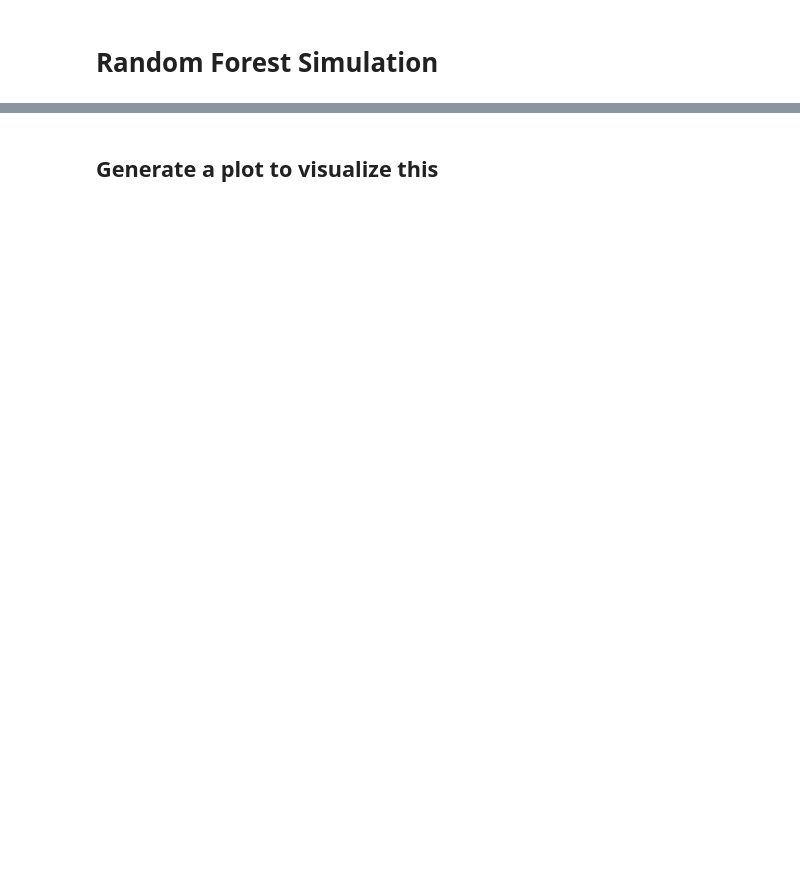
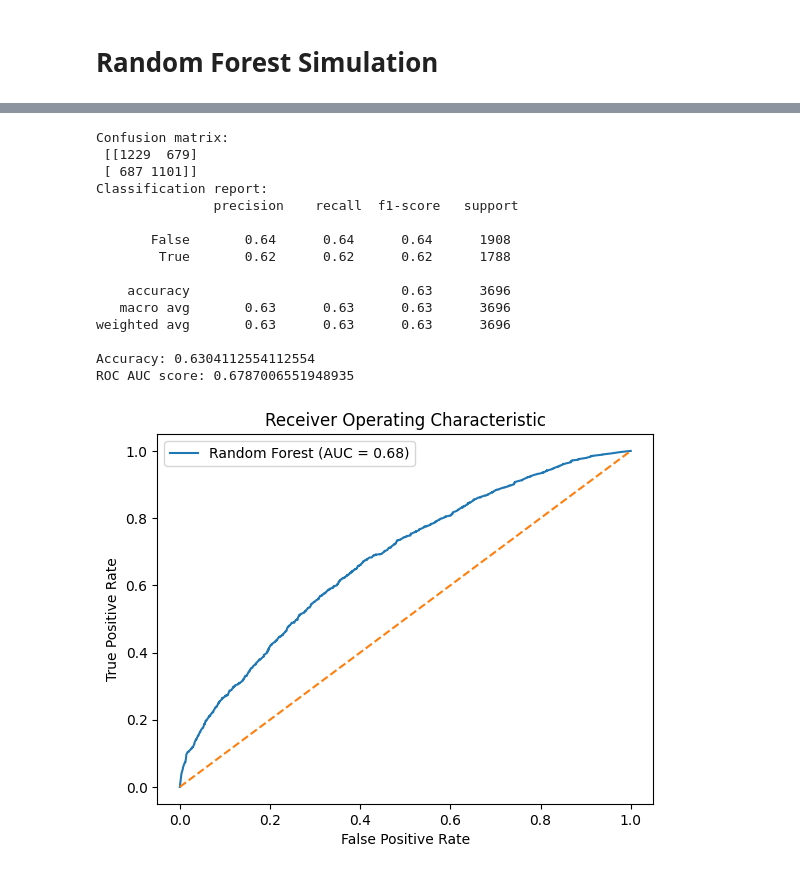
Before and after one commit to iamtlcs/STAT3011-Group5-Project2, a Jupyter notebook: Random_Forest.ipynb, the cells around one changed output, grey strips where cells are left out. Cells and saved outputs as stored; diff of their text form; code cells hidden in the pictures; blank space fills up the shorter version.

```diff
--- a/Random_Forest.ipynb
+++ b/Random_Forest.ipynb
@@ -207,2 +51,0 @@ Final winner is Denmark
-# %% [markdown]
-## Generate a plot to visualize this
@@ -208,0 +80,59 @@ Final winner is Denmark
+# %%
+# Create the feature matrix X and the target vector y
+X, y = matches.loc[:,['average_rank', 'rank_difference', 'point_difference', 'is_stake']], matches['is_won']
+
+# Create our test and train datasets
+X_train, X_test, y_train, y_test = train_test_split(
+    X, y, test_size=0.2, random_state=42)
+
+# Create the Random Forest classifier
+rfc = RandomForestClassifier(n_estimators=100, random_state=42)
+rfc.set_params(**{'n_jobs':-1})
+
+# Fit the classifier to the training data
+rfc.fit(X_train, y_train)
+
+# Predict on the test data
+y_pred = rfc.predict(X_test)
+
+# Compute the confusion matrix
+cm = confusion_matrix(y_test, y_pred)
+print("Confusion matrix:\n", cm)
+
+# Compute the classification report
+cr = classification_report(y_test, y_pred)
+print("Classification report:\n", cr)
+
+# Compute the accuracy of the classifier
+acc = accuracy_score(y_test, y_pred)
+print("Accuracy:", acc)
+
+# Compute the ROC AUC score and plot the ROC curve
+roc_auc = roc_auc_score(y_test, rfc.predict_proba(X_test)[:, 1])
+print("ROC AUC score:", roc_auc)
+
+fpr, tpr, _ = roc_curve(y_test, rfc.predict_proba(X_test)[:, 1])
+plt.plot(fpr, tpr, label='Random Forest (AUC = %0.2f)' % roc_auc)
+plt.plot([0, 1], [0, 1], linestyle='--')
+plt.xlabel('False Positive Rate')
+plt.ylabel('True Positive Rate')
+plt.title('Receiver Operating Characteristic')
+plt.legend()
+plt.show()
+# %% [output]
+Confusion matrix:
+ [[1229  679]
+ [ 687 1101]]
+Classification report:
+               precision    recall  f1-score   support
+
+       False       0.64      0.64      0.64      1908
+        True       0.62      0.62      0.62      1788
+
+    accuracy                           0.63      3696
+   macro avg       0.63      0.63      0.63      3696
+weighted avg       0.63      0.63      0.63      3696
+
+Accuracy: 0.6304112554112554
+ROC AUC score: 0.6787006551948935
+[figure, added]
```
Also changed, not shown: parts of 19 cells of this notebook.
